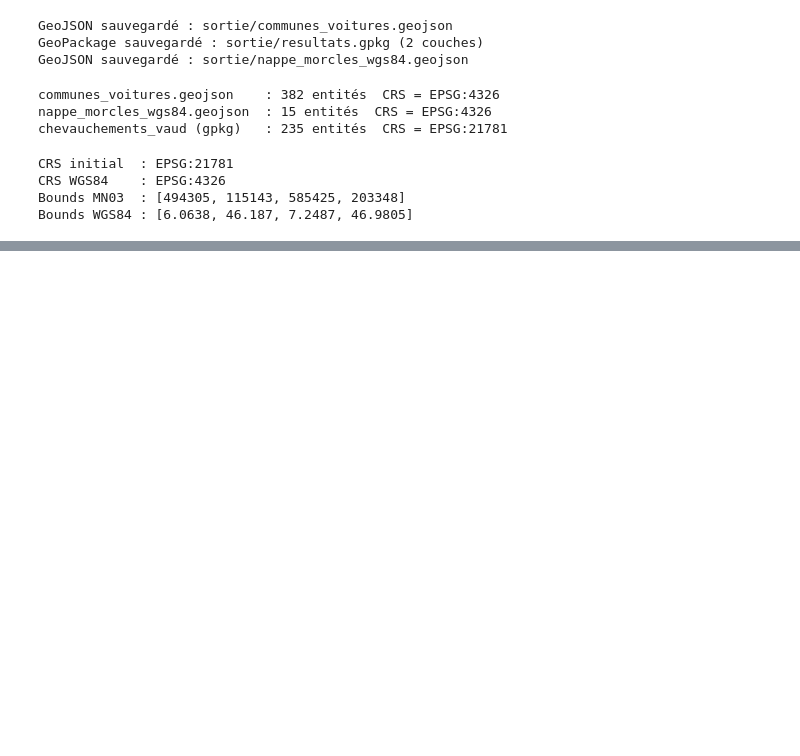
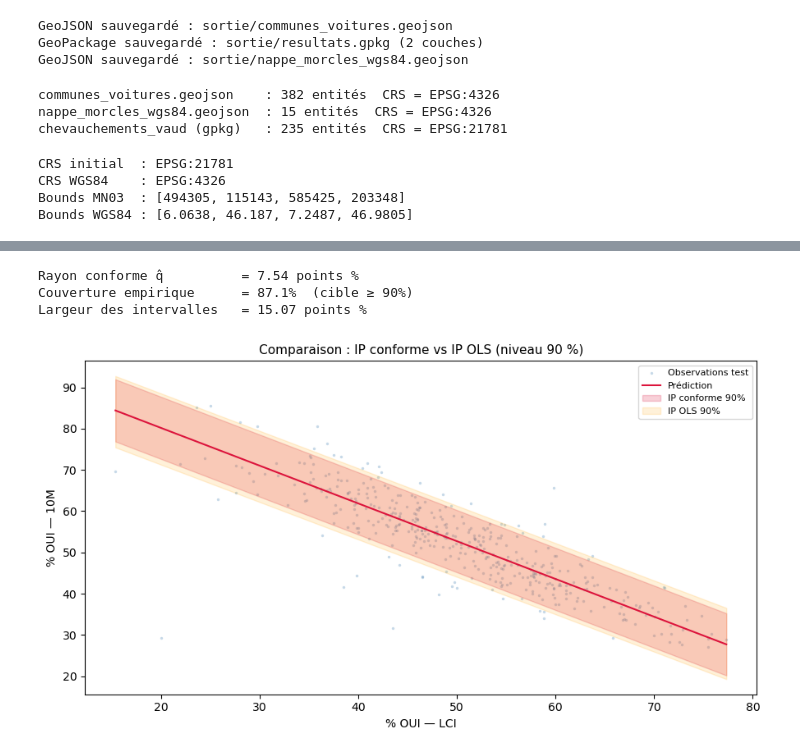
Before and after one commit to gse-unil/2026_Geoinformatique_II, a Jupyter notebook: tps/tp-py02.ipynb, the cells around one changed output, grey strips where cells are left out. Cells and saved outputs as stored; diff of their text form; code cells hidden in the pictures; blank space fills up the shorter version.

```diff
--- a/tps/tp-py02.ipynb
+++ b/tps/tp-py02.ipynb
@@ -609,0 +800,51 @@ Bounds WGS84 : [6.0638, 46.187, 7.2487, 46.9805]
+# %%
+alpha = 0.10   # couverture cible : 90 %
+
+# Séparation 60 / 20 / 20
+idx = np.arange(len(X))
+idx_tr, idx_rest = train_test_split(idx, test_size=0.40, random_state=42)
+idx_cal, idx_te  = train_test_split(idx_rest, test_size=0.50, random_state=0)
+
+model_cp = LinearRegression().fit(X[idx_tr], y[idx_tr])
+
+# Résidus absolus de calibration
+res_cal = np.abs(y[idx_cal] - model_cp.predict(X[idx_cal]))
+n_cal   = len(idx_cal)
+# Quantile conforme (correction finie-population)
+q_hat   = np.quantile(res_cal, np.ceil((n_cal + 1) * (1 - alpha)) / n_cal)
+
+# Intervalles sur le jeu de test
+y_hat_te = model_cp.predict(X[idx_te])
+lower, upper = y_hat_te - q_hat, y_hat_te + q_hat
+coverage = ((y[idx_te] >= lower) & (y[idx_te] <= upper)).mean()
+
+print(f"Rayon conforme q̂          = {q_hat:.2f} points %")
+print(f"Couverture empirique      = {coverage:.1%}  (cible ≥ {1 - alpha:.0%})")
+print(f"Largeur des intervalles   = {2 * q_hat:.2f} points %")
+
+# Visualisation : prédictions + intervalles conformes vs OLS
+x_sorted = X[idx_te].flatten().argsort()
+xs = X[idx_te][x_sorted, 0]
+ys = y[idx_te][x_sorted]
+pred_conf  = y_hat_te[x_sorted]
+pred_ols_q = model_ols.get_prediction(
+    pd.DataFrame({'oui_pct_lci': xs})).summary_frame(alpha=alpha)
+
+fig, ax = plt.subplots(figsize=(9, 5))
+ax.scatter(xs, ys, alpha=0.3, s=6, color='steelblue', linewidths=0, label='Observations test')
+ax.plot(xs, pred_conf, color='crimson', linewidth=1.5, label='Prédiction')
+ax.fill_between(xs, pred_conf - q_hat, pred_conf + q_hat,
+                color='crimson', alpha=0.2, label=f'IP conforme {1-alpha:.0%}')
+ax.fill_between(xs, pred_ols_q['obs_ci_lower'], pred_ols_q['obs_ci_upper'],
+                color='orange', alpha=0.15, label=f'IP OLS {1-alpha:.0%}')
+ax.set_xlabel('% OUI — LCI')
+ax.set_ylabel('% OUI — 10M')
+ax.legend(fontsize=8)
+ax.set_title('Comparaison : IP conforme vs IP OLS (niveau 90 %)', fontsize=11)
+plt.tight_layout()
+plt.show()
+# %% [output]
+Rayon conforme q̂          = 7.54 points %
+Couverture empirique      = 87.1%  (cible ≥ 90%)
+Largeur des intervalles   = 15.07 points %
+[figure, added]
```
Also changed, not shown: parts of 14 cells of this notebook, 3 other files.
